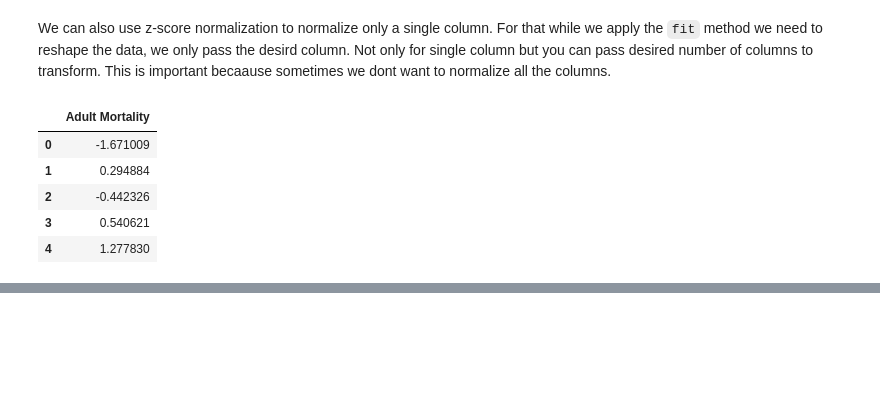
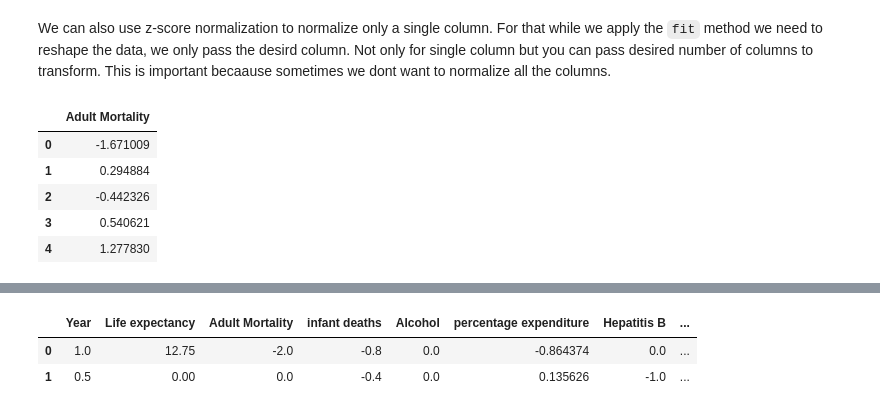
Before and after one commit to cruvss/Data-Preprocessing-For-Machine-Learning, a Jupyter notebook: 4.Data_Transformation/dtrans.ipynb, the cells around one changed output, grey strips where cells are left out. Drawn from its saved outputs; the diff is of its cells as text; code cells hidden in the pictures; blank space fills up the shorter version.

```diff
--- a/4.Data_Transformation/dtrans.ipynb
+++ b/4.Data_Transformation/dtrans.ipynb
@@ -160,0 +222,13 @@ sample_1_normalized_onecolumn.head()
+# %%
+# using the sklearn library
+from sklearn.preprocessing import RobustScaler
+
+robust_scaler = RobustScaler()
+robust_scaler.fit(sample_1)
+sample_1_normalized_robust = robust_scaler.transform(sample_1)
+sample_1_normalized_robust = pd.DataFrame(sample_1_normalized_robust, columns=sample_1.columns)
+sample_1_normalized_robust.head(2)
+# %% [output]
+|  | Year | Life expectancy | Adult Mortality | infant deaths | Alcohol | percentage expenditure | Hepatitis B | ... |
+| 0 | 1.0 | 12.75 | -2.0 | -0.8 | 0.0 | -0.864374 | 0.0 | ... |
+| 1 | 0.5 | 0.00 | 0.0 | -0.4 | 0.0 | 0.135626 | -1.0 | ... |
```
Also changed, not shown: parts of 10 cells of this notebook.
